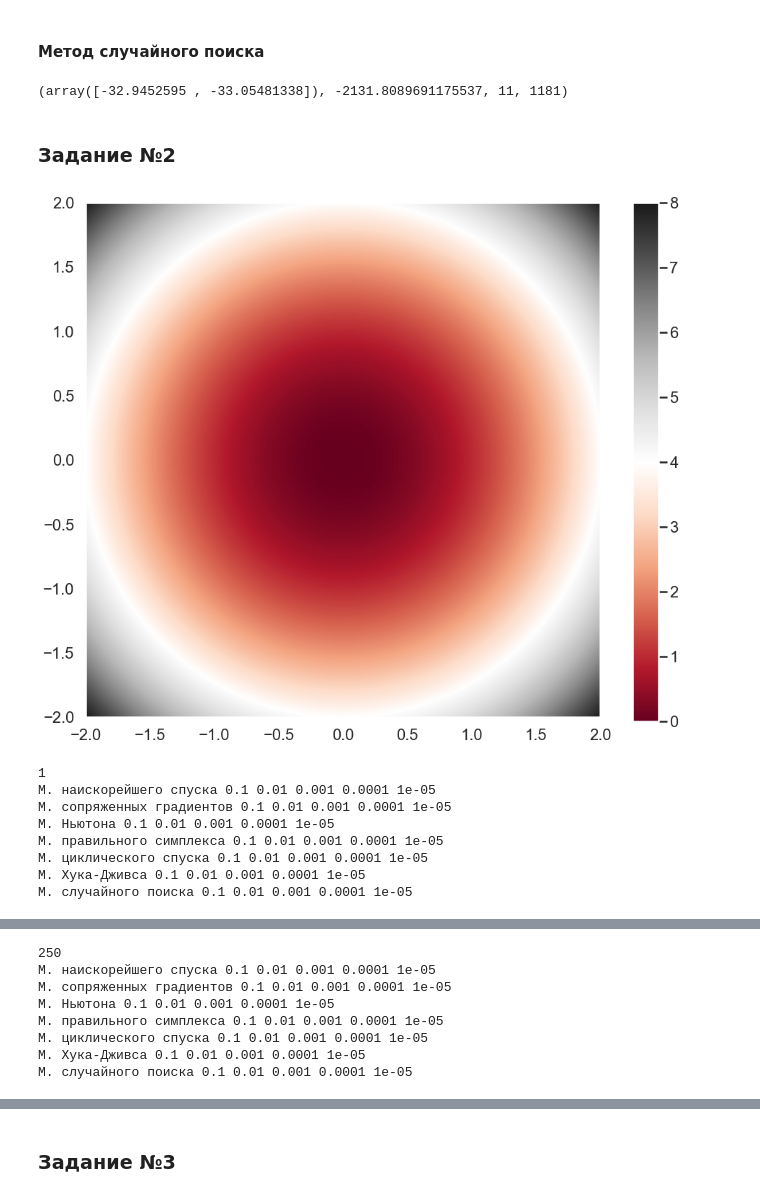
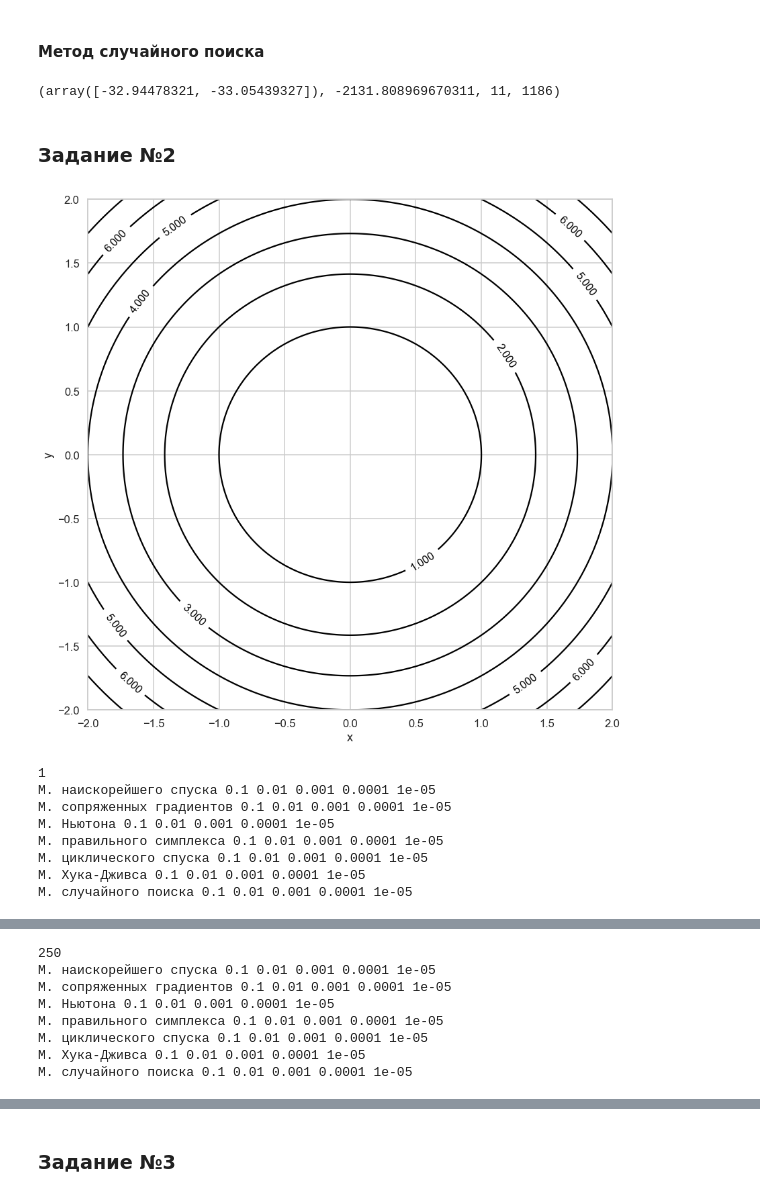
Before and after one commit to lainys/-, a Jupyter notebook: lab2/lab2.ipynb, the cells around one changed output, grey strips where cells are left out. Drawn from its saved outputs; the diff is of its cells as text; code cells hidden in the pictures.

```diff
--- a/lab2/lab2.ipynb
+++ b/lab2/lab2.ipynb
@@ -427,7 +475,0 @@ test_func_multi(right_simplex,[10,10],verbose=False)
-# %%
-from scipy.optimize import minimize
-def fun(x):
-    f = lambda x1,x2: 151*x1*x1 - 300*x1*x2 + 151*x2*x2 + 33* x1 + 99*x2 + 48
-    return f(x[0],x[1])
-x0 = [0,0]
-minimize(fun, x0, tol=10**-6)
@@ -446,8 +476,11 @@ minimize(fun, x0, tol=10**-6)
 # %% [markdown]
 #### Метод циклического покоординатного спуска
 # %%
-def circle_descent(f,x0,eps=1e-3):
+def circle_descent(f,x0,eps=1e-3,verbose=False):
 
+    if verbose:
+        #plot_countor2(f,-70,0,-70,0)
+        pass
     #eps1 = eps
     #eps2 = eps
     n = len(x0)
@@ -464,6 +497,12 @@ def circle_descent(f,x0,eps=1e-3):
             #n_f += n_s
 
             x_new = x_old + alpha*e
+            if verbose:
+                X = [x_old[0],x_new[0]]
+                Y = [x_old[1],x_new[1]]
+
+                plt.plot(X,Y,color='r')
+                plt.scatter(X,Y,color='g')
 
     while not (norm(x_old-x_new)<eps):# and (np.abs(f(*x_new)-f(*x_old))<eps)):
 
@@ -472,11 +511,19 @@ def circle_descent(f,x0,eps=1e-3):
         for j in range(n):
             e = np.zeros(n)
             e[j] = 1
-            #alpha,_,n_s = striking_search(lambda a:f(*(x_new+a*e)),[0,0],eps=eps/10)
-            alpha = minimize(lambda a:f(*(x_new+a*e)),[1,1],tol=eps).x
+            alpha,_,n_s = striking_search(lambda a:f(*(x_new+a*e)),[0,0],eps=eps/10)
+            #alpha = minimize(lambda a:f(*(x_new+a*e)),[1,1],tol=eps).x
             #n_f += n_s
 
             x_new = x_new + alpha*e
+
+            if verbose:
+                X = [x_old[0],x_new[0]]
+                Y = [x_old[1],x_new[1]]
+
+                plt.plot(X,Y,color='r')
+                plt.scatter(X,Y,color='g')
+
         it += 1
         n_f += 2
 
@@ -484,5 +531,5 @@ def circle_descent(f,x0,eps=1e-3):
     return x_new,f(*x_new),it,n_f
 
 
-test_func_multi(circle_descent,[10,10])
+test_func_multi(circle_descent,[-40,-20],verbose=True)
 # %% [output]
@@ -519,7 +567,7 @@ def pokoord_search(f,x0,d):
     return x,f(*x),n_f
 
 
-def hook_djivs(f,x0,gamma=4,eps=1e-3,norm=euklid):
+def hook_djivs(f,x0,gamma=4,eps=1e-3,norm=euklid,verbose=False):
 
     n = len(x0)
     d = np.array(x0)#np.random.random(n)
@@ -549,7 +597,7 @@ test_func_multi(hook_djivs,[10,10])
 # %% [markdown]
 #### Метод случайного поиска
 # %%
-def random_search(f,x0,alpha=1,gamma=2,M=100,eps=10**-3,norm=euklid):
+def random_search(f,x0,alpha=1,gamma=2,M=100,eps=10**-3,norm=euklid,verbose=False):
 
     n = len(x0)
     x_old = copy(x0)
@@ -584,7 +632,7 @@ def random_search(f,x0,alpha=1,gamma=2,M=100,eps=10**-3,norm=euklid):
 
 test_func_multi(random_search,[10,10])
 # %% [output]
-(array([-32.9452595 , -33.05481338]), -2131.8089691175537, 11, 1181)
+(array([-32.94478321, -33.05439327]), -2131.808969670311, 11, 1186)
 # %% [markdown]
 ### Задание №2
 # %%
@@ -617,7 +665,7 @@ eps = [10**-i for i in range(1,6)]
 size_subplots = [3,1]
 
 for ai in a:
-    plot_countor(lambda x1,x2:f(x1,x2,ai),-ai-1,ai+1,h=ai/1000)
+    plot_countor2(lambda x1,x2:f(x1,x2,ai),-2*ai,2*ai,h=ai/1000)
     print(ai)
 
     plt.figure()
@@ -649,36 +697,37 @@ for ai in a:
         plt.subplot(size_subplots[0],size_subplots[1],1)
         plt.plot(eps,n_f,label=label)
         plt.xscale('log')
 
         plt.subplot(size_subplots[0],size_subplots[1],2)
         plt.plot(eps,it,label=label)
         plt.xscale('log')
 
         plt.subplot(size_subplots[0],size_subplots[1],3)
         plt.plot(eps,times,label=label)
         plt.xscale('log')
 
     plt.subplot(size_subplots[0],size_subplots[1],1)
     plt.title('Количество вызовов функций а='+str(ai))
     plt.legend(loc='upper left')
     plt.gca().invert_xaxis()
     plt.ylabel('N')
+    plt.yscale('log')
 
 
     plt.subplot(size_subplots[0],size_subplots[1],2)
     plt.title('Количество итераций а='+str(ai))
-    plt.legend(loc='upper left')
     plt.gca().invert_xaxis()
     plt.ylabel('N')
+    plt.yscale('log')
 
     plt.subplot(size_subplots[0],size_subplots[1],3)
     plt.title('Время выполнения а='+str(ai))
-    plt.legend(loc='upper left')
     plt.gca().invert_xaxis()
     plt.xlabel('eps')
     plt.ylabel('t, s')
+    plt.yscale('log')
 # %% [output]
-[figure, old version]
+[figure, new version]
 1
 М. наискорейшего спуска 0.1 0.01 0.001 0.0001 1e-05
 М. сопряженных градиентов 0.1 0.01 0.001 0.0001 1e-05
```
Also changed, not shown: parts of 19 cells of this notebook.
